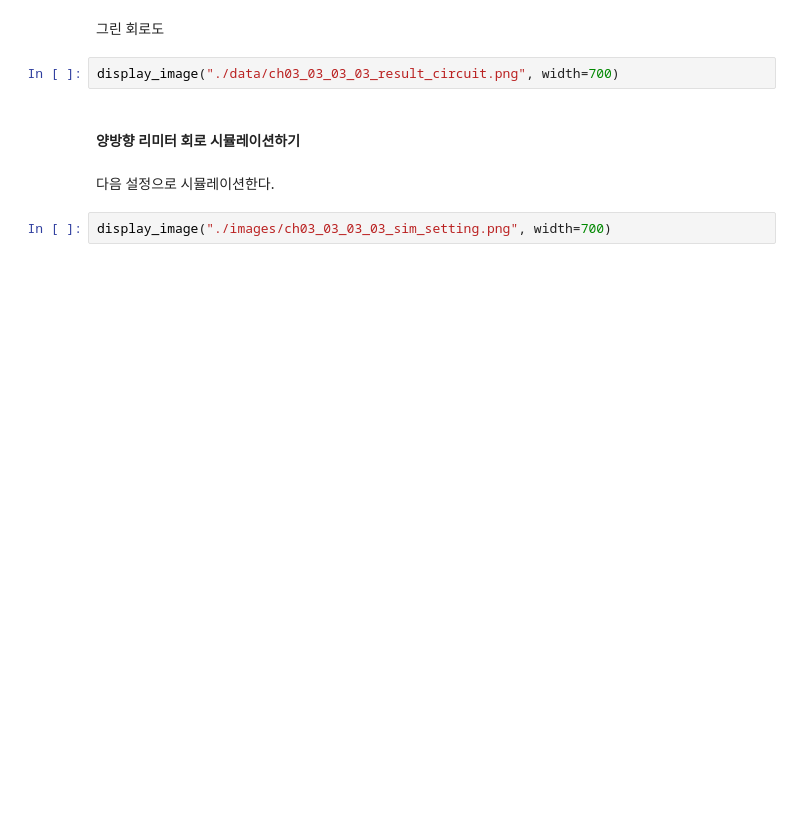
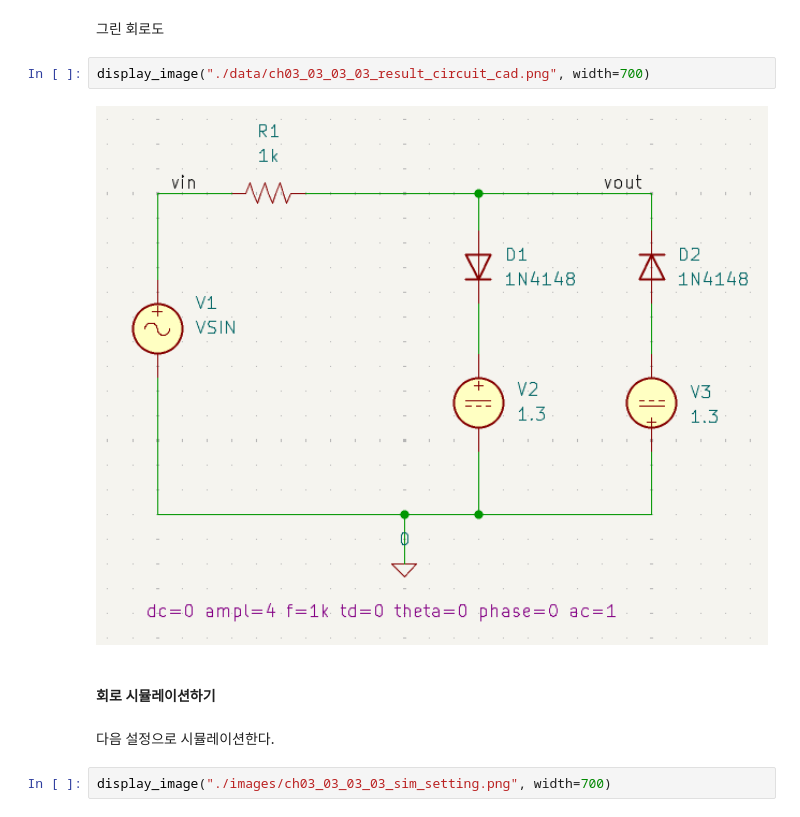
Before and after one commit to ubinos-edu/ece2knu_course_materials, a Jupyter notebook: app/ece2knu_ch03_diode_application/ch03.ipynb, the cells around one changed output. Saved outputs shown, nothing was run; the diff lists cells and outputs as text; blank space fills up the shorter version.

Commit message:
Update app/ece2knu_ch03_diode_application/ch03_report_result

```diff
--- a/app/ece2knu_ch03_diode_application/ch03.ipynb
+++ b/app/ece2knu_ch03_diode_application/ch03.ipynb
@@ -26,9 +28,11 @@ display_image("./images/ch03_03_03_03_circuit.png", width=700)
 # %% [markdown]
 그린 회로도
 # %%
-display_image("./data/ch03_03_03_03_result_circuit.png", width=700)
+display_image("./data/ch03_03_03_03_result_circuit_cad.png", width=700)
+# %% [output]
+[figure, added]
 # %% [markdown]
-#### 양방향 리미터 회로 시뮬레이션하기
+####  회로 시뮬레이션하기
 # %% [markdown]
 다음 설정으로 시뮬레이션한다.
 # %%
```
Also changed, not shown: parts of 33 cells of this notebook, 20 other files.
